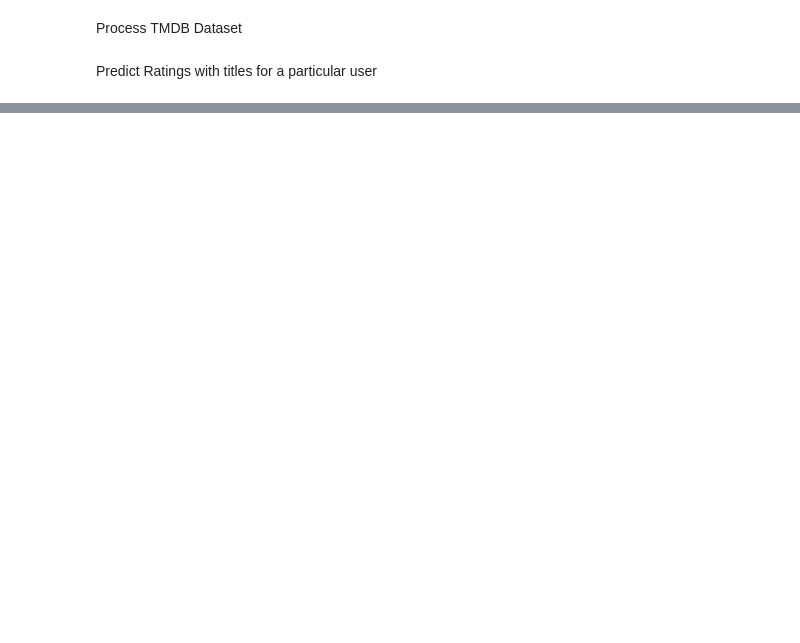
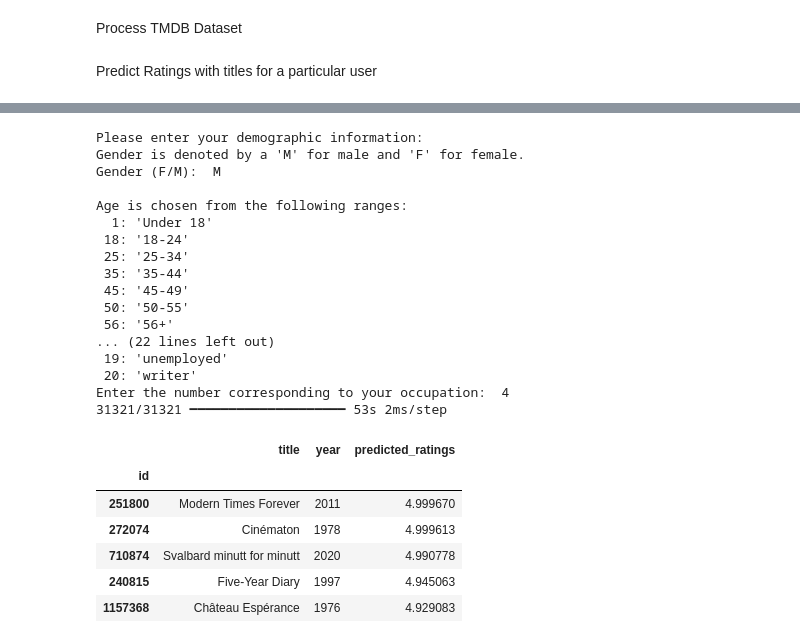
Before and after one commit to kenzverylayz/4222_Project, a Jupyter notebook: deep_learning_hybrid.ipynb, the cells around one changed output, grey strips where cells are left out. Saved outputs shown, nothing was run; the diff lists cells and outputs as text; code cells hidden in the pictures; blank space fills up the shorter version.

Commit message:
Hybrid DL version (can recommend newer movies + new users)

```diff
--- a/deep_learning_hybrid.ipynb
+++ b/deep_learning_hybrid.ipynb
@@ -244,8 +246,8 @@ tagline_test = df_test_combined['tagline']
 # %% [markdown]
 Train the Model
 # %%
-history = model.fit([user_ids_train, user_demographics_train, movie_ids_train, movie_features_train, overview_train, tagline_train], ratings_train,
-                    validation_data=([user_ids_test, user_demographics_test, movie_ids_test, movie_features_test, overview_test, tagline_test], ratings_test),
-                    epochs=5,
+history = model.fit([user_ids_train, user_demographics_train, movie_ids_train, movie_features_train], ratings_train,
+                    validation_data=([user_ids_test, user_demographics_test, movie_ids_test, movie_features_test], ratings_test),
+                    epochs=10,
                     batch_size=128)
 # %% [output]
@@ -282,3 +276,0 @@ model.weights
-# %%
-for i in range(len(model.weights)):
-    model.weights[i]._handle_name = model.weights[i].name + "_" + str(i)
@@ -321,8 +309,8 @@ tmdb_df1.drop("genres", axis=1, inplace=True)
 tmdb_df2 = pd.concat([tmdb_df1, scaled_nums1, genres_df1], axis=1)
 # %%
 # Replace NaNs in 'overview' and 'tagline' with an empty string
-tmdb_df2['overview'] = tmdb_df2['overview'].fillna('')
-tmdb_df2['tagline'] = tmdb_df2['tagline'].fillna('')
+# tmdb_df2['overview'] = tmdb_df2['overview'].fillna('')
+# tmdb_df2['tagline'] = tmdb_df2['tagline'].fillna('')
 # %% [markdown]
 Predict Ratings with titles for a particular user
 # %%
@@ -392,0 +415,52 @@ KeyboardInterrupt
+# %%
+def recommend_movies_for_new_user(data2, num_recommendations=5, model = model, data1 = df_combined):
+
+    # initialize random user id = 10000 (does not exist in data)
+    user_id_input = np.array([10000] * len(data2))
+
+    # Get user demographic features
+    user_data = get_user_input()
+    user_demographics_pred = np.repeat(user_data, len(data2), axis=0)
+
+    # Extract Movie IDs
+    movie_id_input = data2.index.values
+    # Extract Movie features input
+    movie_features_input = data2[movie_features_columns].values
+
+    # Predict Ratings for unseen movies
+    predicted_ratings = model.predict([user_id_input, user_demographics_pred, movie_id_input, movie_features_input])
+
+    data2["predicted_ratings"] = predicted_ratings
+
+    data2.sort_values(by='predicted_ratings', ascending=False, inplace = True)
+
+    final_movies_df = data2[["title", "year", "predicted_ratings"]].head(num_recommendations)
+
+    return final_movies_df
+# %%
+recommend_movies_for_new_user(data2 = tmdb_df2)
+# %% [output]
+Please enter your demographic information:
+Gender is denoted by a 'M' for male and 'F' for female.
+Gender (F/M):  M
+
+Age is chosen from the following ranges:
+  1: 'Under 18'
+ 18: '18-24'
+ 25: '25-34'
+ 35: '35-44'
+ 45: '45-49'
+ 50: '50-55'
+ 56: '56+'
+... (22 lines left out)
+ 19: 'unemployed'
+ 20: 'writer'
+Enter the number corresponding to your occupation:  4
+31321/31321 ━━━━━━━━━━━━━━━━━━━━ 53s 2ms/step
+|  | title | year | predicted_ratings |
+| id |  |  |  |
+| 251800 | Modern Times Forever | 2011 | 4.999670 |
+| 272074 | Cinématon | 1978 | 4.999613 |
+| 710874 | Svalbard minutt for minutt | 2020 | 4.990778 |
+| 240815 | Five-Year Diary | 1997 | 4.945063 |
+| 1157368 | Château Espérance | 1976 | 4.929083 |
```
Also changed, not shown: parts of 10 cells of this notebook.
